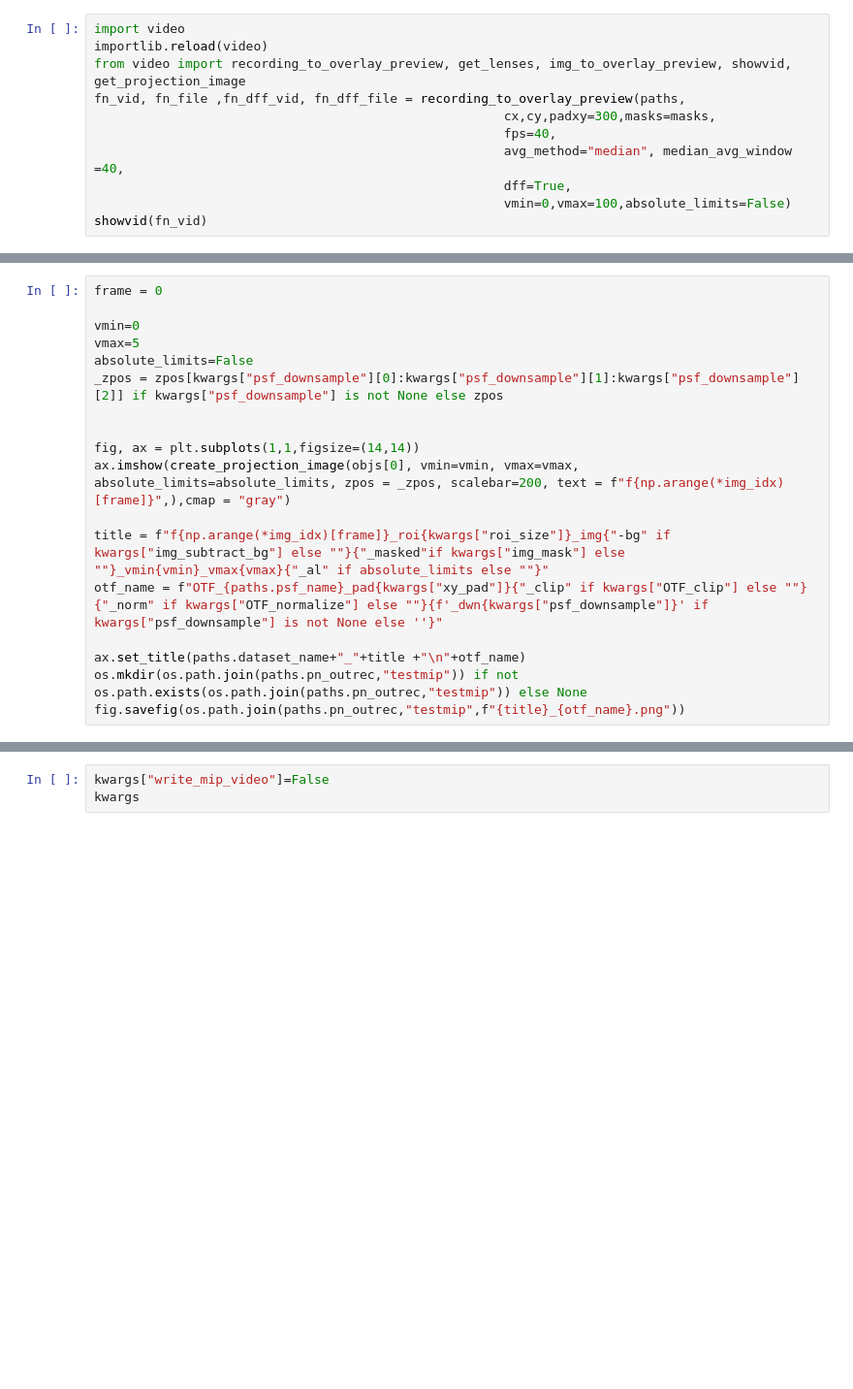
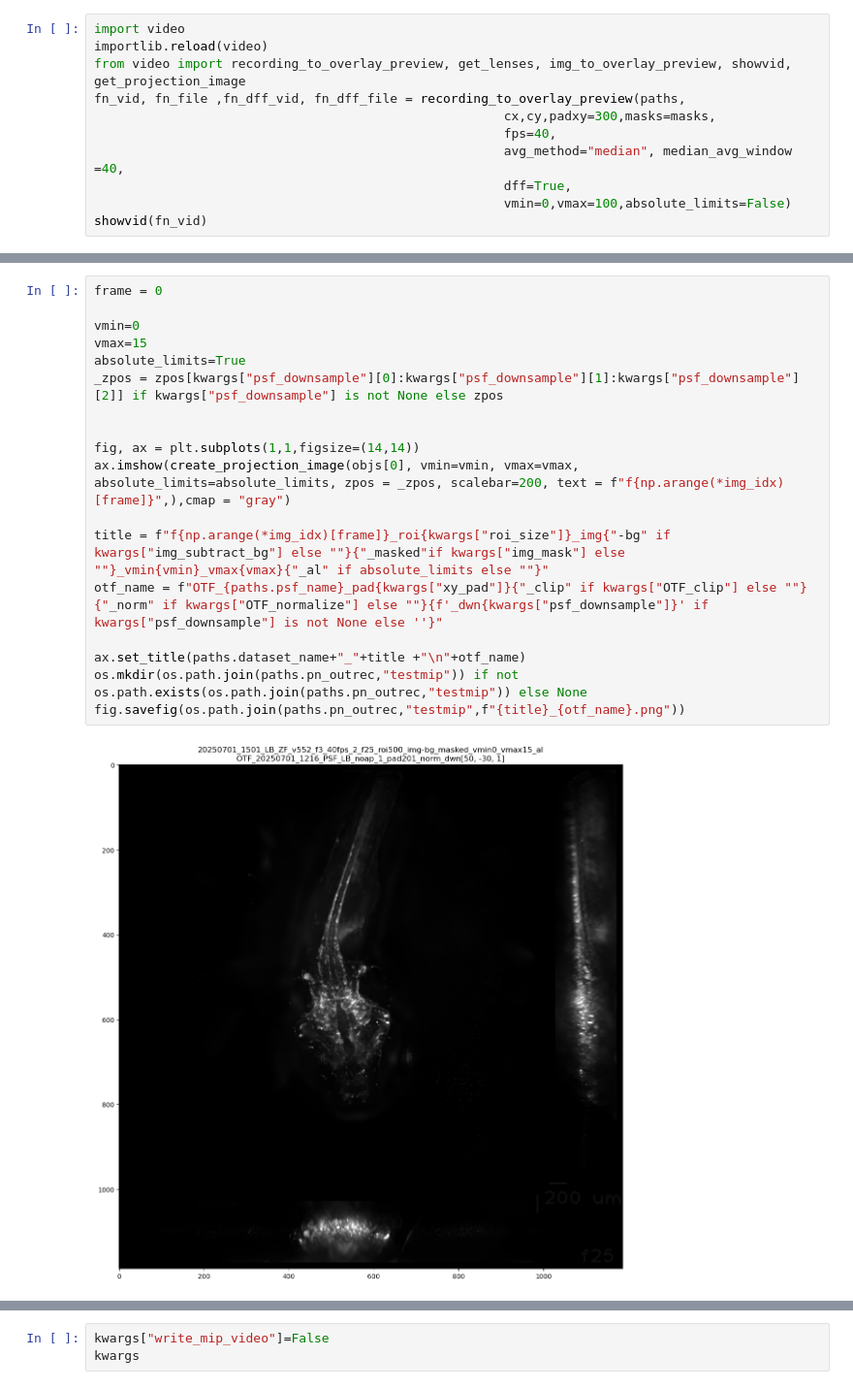
Before and after one commit to LukBorn/LFM, a Jupyter notebook: imaging/deconvolve_recording.ipynb, the cells around one changed output, grey strips where cells are left out. Shown at 97% size. Drawn from its saved outputs; the diff is of its cells as text; blank space fills up the shorter version.

```diff
--- a/imaging/deconvolve_recording.ipynb
+++ b/imaging/deconvolve_recording.ipynb
@@ -144,18 +202,20 @@ ax.imshow(mips[0,-1,:,:],cmap="gray")
 # %%
 frame = 0
 
 vmin=0
-vmax=5
-absolute_limits=False
+vmax=15
+absolute_limits=True
 _zpos = zpos[kwargs["psf_downsample"][0]:kwargs["psf_downsample"][1]:kwargs["psf_downsample"][2]] if kwargs["psf_downsample"] is not None else zpos
 
 
 fig, ax = plt.subplots(1,1,figsize=(14,14))
 ax.imshow(create_projection_image(objs[0], vmin=vmin, vmax=vmax, absolute_limits=absolute_limits, zpos = _zpos, scalebar=200, text = f"f{np.arange(*img_idx)[frame]}",),cmap = "gray")
 
 title = f"f{np.arange(*img_idx)[frame]}_roi{kwargs["roi_size"]}_img{"-bg" if kwargs["img_subtract_bg"] else ""}{"_masked"if kwargs["img_mask"] else ""}_vmin{vmin}_vmax{vmax}{"_al" if absolute_limits else ""}"
 otf_name = f"OTF_{paths.psf_name}_pad{kwargs["xy_pad"]}{"_clip" if kwargs["OTF_clip"] else ""}{"_norm" if kwargs["OTF_normalize"] else ""}{f'_dwn{kwargs["psf_downsample"]}' if kwargs["psf_downsample"] is not None else ''}"
 
 ax.set_title(paths.dataset_name+"_"+title +"\n"+otf_name)
 os.mkdir(os.path.join(paths.pn_outrec,"testmip")) if not os.path.exists(os.path.join(paths.pn_outrec,"testmip")) else None
 fig.savefig(os.path.join(paths.pn_outrec,"testmip",f"{title}_{otf_name}.png"))
+# %% [output]
+[figure, added]
```
Also changed, not shown: parts of 14 cells of this notebook, 5 other files.
